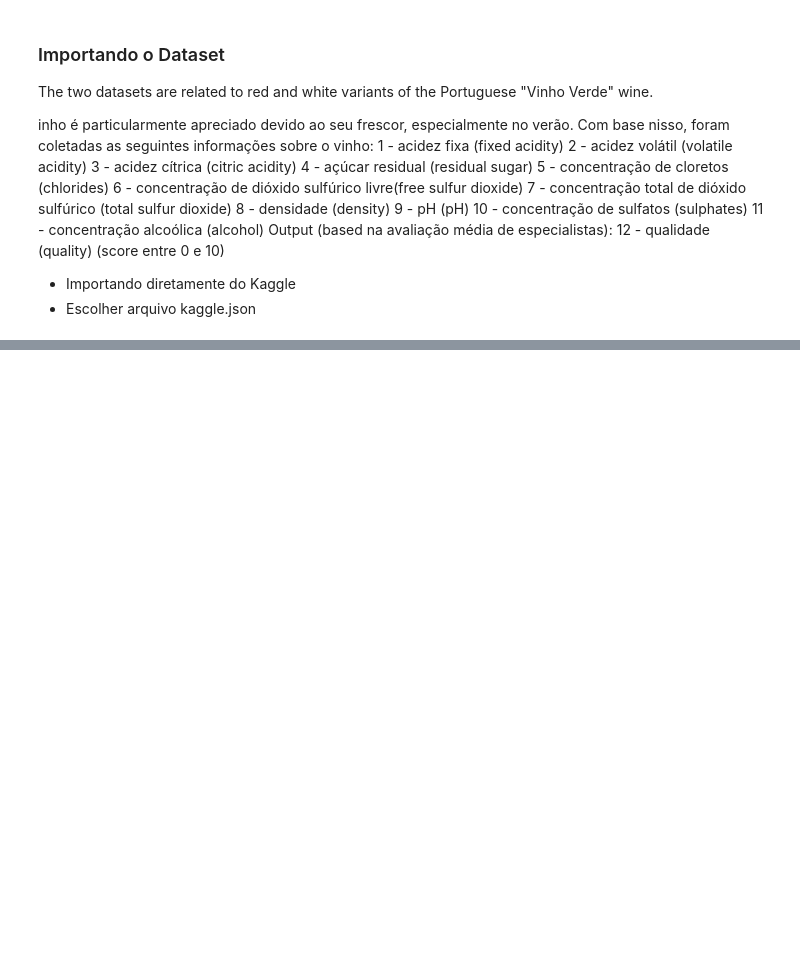
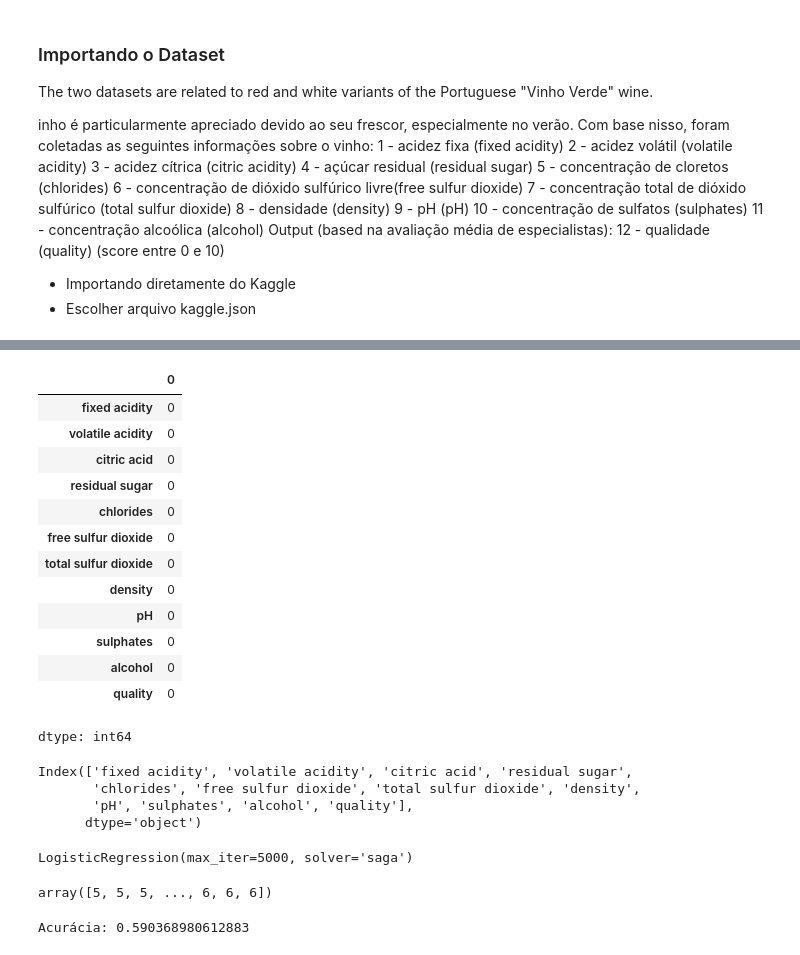
Before and after one commit to ThalitaCoelhoAguiar/meus-notebooks-colab, a Jupyter notebook: Desafio_Wine_Quality.ipynb, the cells around one changed output, grey strips where cells are left out. Saved outputs shown, nothing was run; the diff lists cells and outputs as text; code cells hidden in the pictures; blank space fills up the shorter version.

```diff
--- a/Desafio_Wine_Quality.ipynb
+++ b/Desafio_Wine_Quality.ipynb
@@ -56,0 +56,24 @@ y = df['Outcome']
+# %%
+df.isna().sum()
+# %% [output]
+|  | 0 |
+| fixed acidity | 0 |
+| volatile acidity | 0 |
+| citric acid | 0 |
+| residual sugar | 0 |
+| chlorides | 0 |
+| free sulfur dioxide | 0 |
+| total sulfur dioxide | 0 |
+| density | 0 |
+| pH | 0 |
+| sulphates | 0 |
+| alcohol | 0 |
+| quality | 0 |
+dtype: int64
+# %%
+print(df.columns)
+# %% [output]
+Index(['fixed acidity', 'volatile acidity', 'citric acid', 'residual sugar',
+       'chlorides', 'free sulfur dioxide', 'total sulfur dioxide', 'density',
+       'pH', 'sulphates', 'alcohol', 'quality'],
+      dtype='object')
@@ -56,0 +86,14 @@ y = df['Outcome']
+# %%
+modelo = LogisticRegression(max_iter=5000,solver='saga')
+modelo.fit(x, y)
+# %% [output]
+LogisticRegression(max_iter=5000, solver='saga')
+# %%
+modelo.predict(x)
+# %% [output]
+array([5, 5, 5, ..., 6, 6, 6])
+# %%
+#Acurácia do modelo
+print("Acurácia:", modelo.score(x, y))
+# %% [output]
+Acurácia: 0.590368980612883
```
Also changed, not shown: parts of 4 cells of this notebook.
